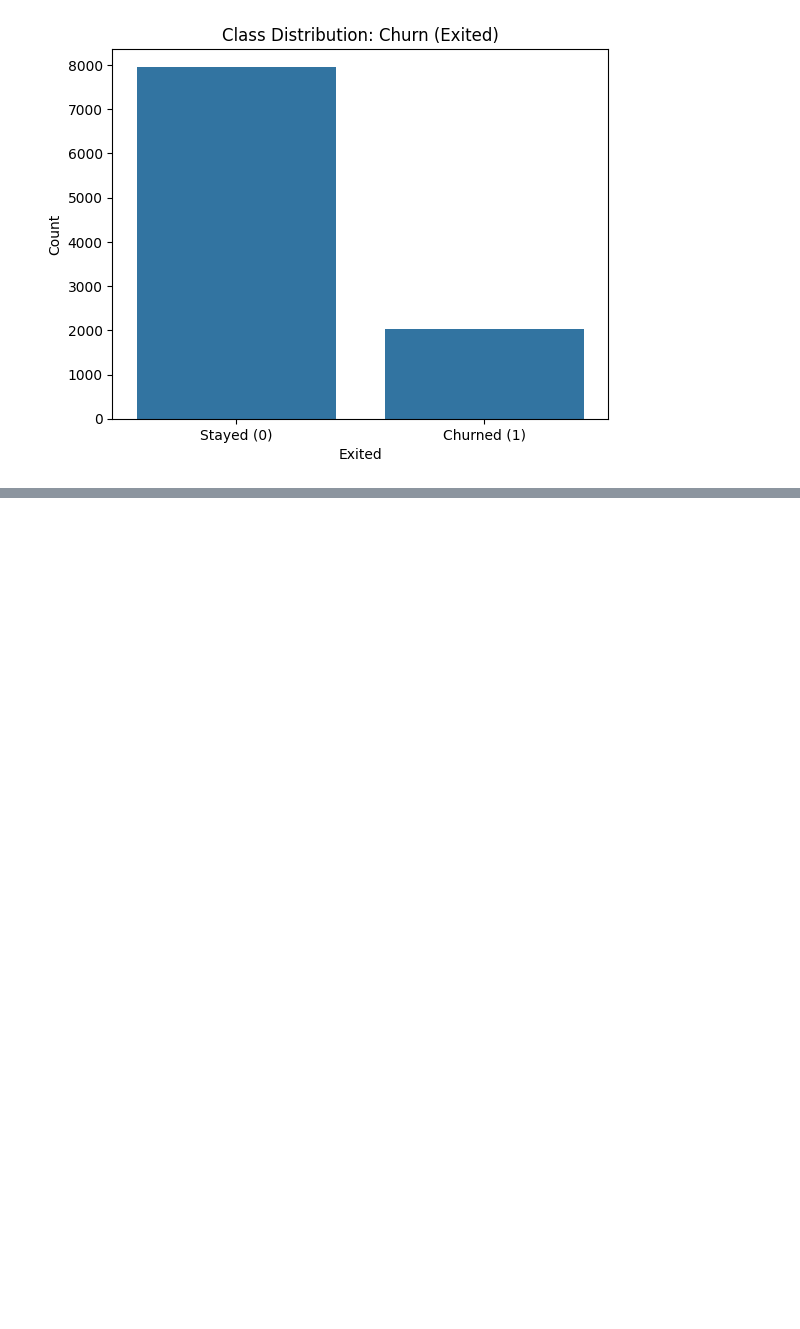
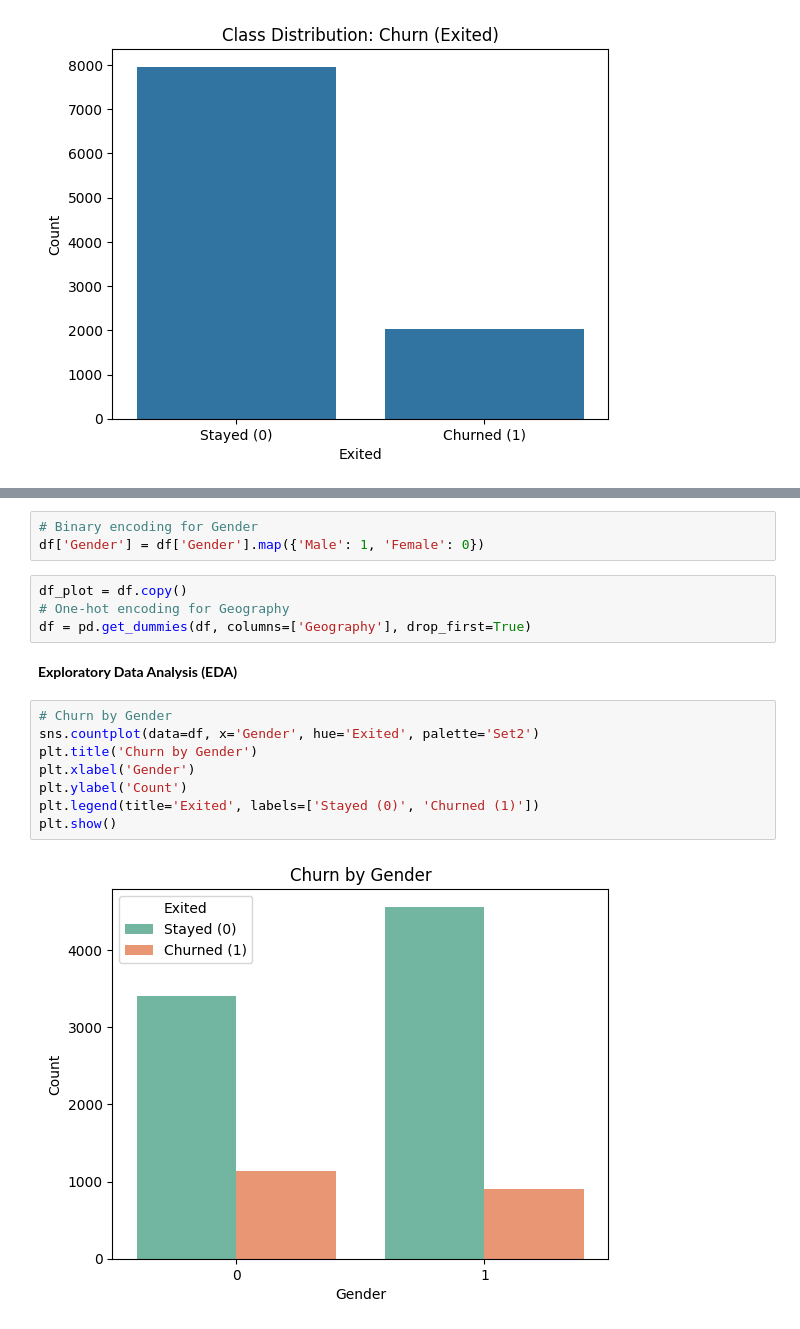
Before and after one commit to athulrj02/Churn-Modelling, a Jupyter notebook: py-code.ipynb, the cells around one changed output, grey strips where cells are left out. Drawn from its saved outputs; the diff is of its cells as text; blank space fills up the shorter version.

```diff
--- a/py-code.ipynb
+++ b/py-code.ipynb
@@ -108,0 +117,19 @@ plt.show()
+# %%
+# Binary encoding for Gender
+df['Gender'] = df['Gender'].map({'Male': 1, 'Female': 0})
+# %%
+df_plot = df.copy()
+# One-hot encoding for Geography
+df = pd.get_dummies(df, columns=['Geography'], drop_first=True)
+# %% [markdown]
+**Exploratory Data Analysis (EDA)**
+# %%
+# Churn by Gender
+sns.countplot(data=df, x='Gender', hue='Exited', palette='Set2')
+plt.title('Churn by Gender')
+plt.xlabel('Gender')
+plt.ylabel('Count')
+plt.legend(title='Exited', labels=['Stayed (0)', 'Churned (1)'])
+plt.show()
+# %% [output]
+[figure, added]
```
Also changed, not shown: parts of 1 cell of this notebook.
